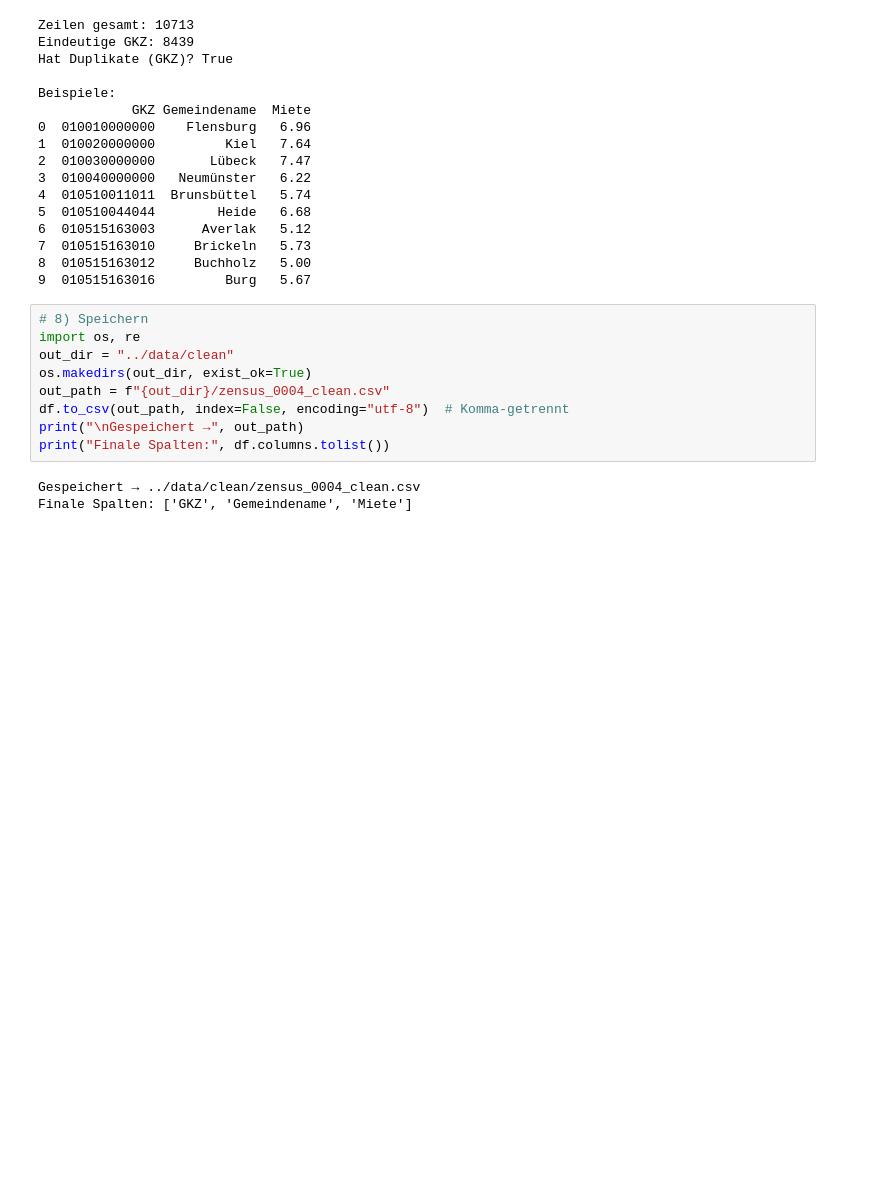
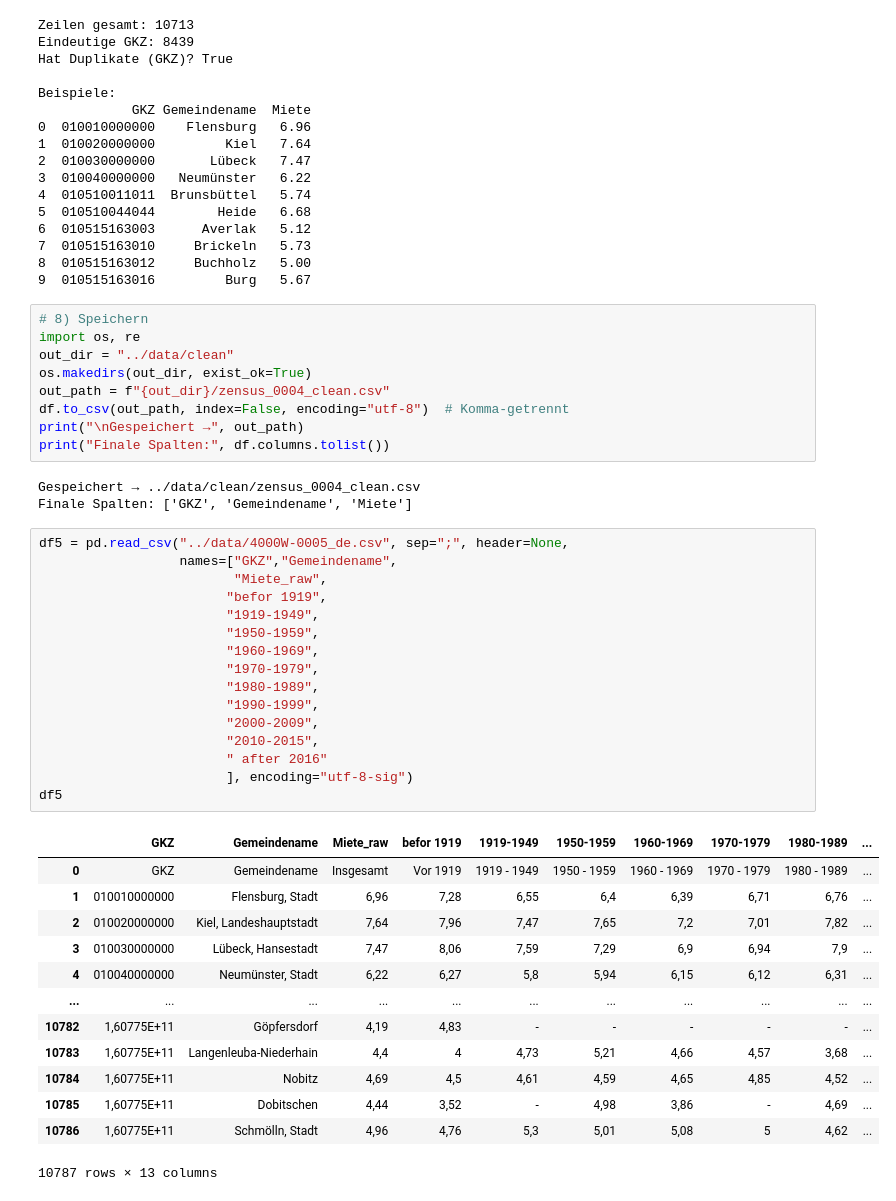
Before and after one commit to Alexbalzer/rental-price-prediction-dashboard, a Jupyter notebook: notebooks/zensus_eda.ipynb, the cells around one changed output. Cells and saved outputs as stored; diff of their text form; blank space fills up the shorter version.

```diff
--- a/notebooks/zensus_eda.ipynb
+++ b/notebooks/zensus_eda.ipynb
@@ -197,3 +197,33 @@ print("Finale Spalten:", df.columns.tolist())
 # %% [output]
 Gespeichert → ../data/clean/zensus_0004_clean.csv
 Finale Spalten: ['GKZ', 'Gemeindename', 'Miete']
+# %%
+df5 = pd.read_csv("../data/4000W-0005_de.csv", sep=";", header=None,
+                  names=["GKZ","Gemeindename",
+                         "Miete_raw",
+                        "befor 1919",
+                        "1919-1949",
+                        "1950-1959",
+                        "1960-1969",
+                        "1970-1979",
+                        "1980-1989",
+                        "1990-1999",
+                        "2000-2009",
+                        "2010-2015",
+                        " after 2016"
+                        ], encoding="utf-8-sig")
+df5
+# %% [output]
+|  | GKZ | Gemeindename | Miete_raw | befor 1919 | 1919-1949 | 1950-1959 | 1960-1969 | 1970-1979 | 1980-1989 | ... |
+| 0 | GKZ | Gemeindename | Insgesamt | Vor 1919 | 1919 - 1949 | 1950 - 1959 | 1960 - 1969 | 1970 - 1979 | 1980 - 1989 | ... |
+| 1 | 010010000000 | Flensburg, Stadt | 6,96 | 7,28 | 6,55 | 6,4 | 6,39 | 6,71 | 6,76 | ... |
+| 2 | 010020000000 | Kiel, Landeshauptstadt | 7,64 | 7,96 | 7,47 | 7,65 | 7,2 | 7,01 | 7,82 | ... |
+| 3 | 010030000000 | Lübeck, Hansestadt | 7,47 | 8,06 | 7,59 | 7,29 | 6,9 | 6,94 | 7,9 | ... |
+| 4 | 010040000000 | Neumünster, Stadt | 6,22 | 6,27 | 5,8 | 5,94 | 6,15 | 6,12 | 6,31 | ... |
+| ... | ... | ... | ... | ... | ... | ... | ... | ... | ... | ... |
+| 10782 | 1,60775E+11 | Göpfersdorf | 4,19 | 4,83 | - | - | - | - | - | ... |
+| 10783 | 1,60775E+11 | Langenleuba-Niederhain | 4,4 | 4 | 4,73 | 5,21 | 4,66 | 4,57 | 3,68 | ... |
+| 10784 | 1,60775E+11 | Nobitz | 4,69 | 4,5 | 4,61 | 4,59 | 4,65 | 4,85 | 4,52 | ... |
+| 10785 | 1,60775E+11 | Dobitschen | 4,44 | 3,52 | - | 4,98 | 3,86 | - | 4,69 | ... |
+| 10786 | 1,60775E+11 | Schmölln, Stadt | 4,96 | 4,76 | 5,3 | 5,01 | 5,08 | 5 | 4,62 | ... |
+10787 rows × 13 columns
```
Also changed, not shown: parts of 6 cells of this notebook.
